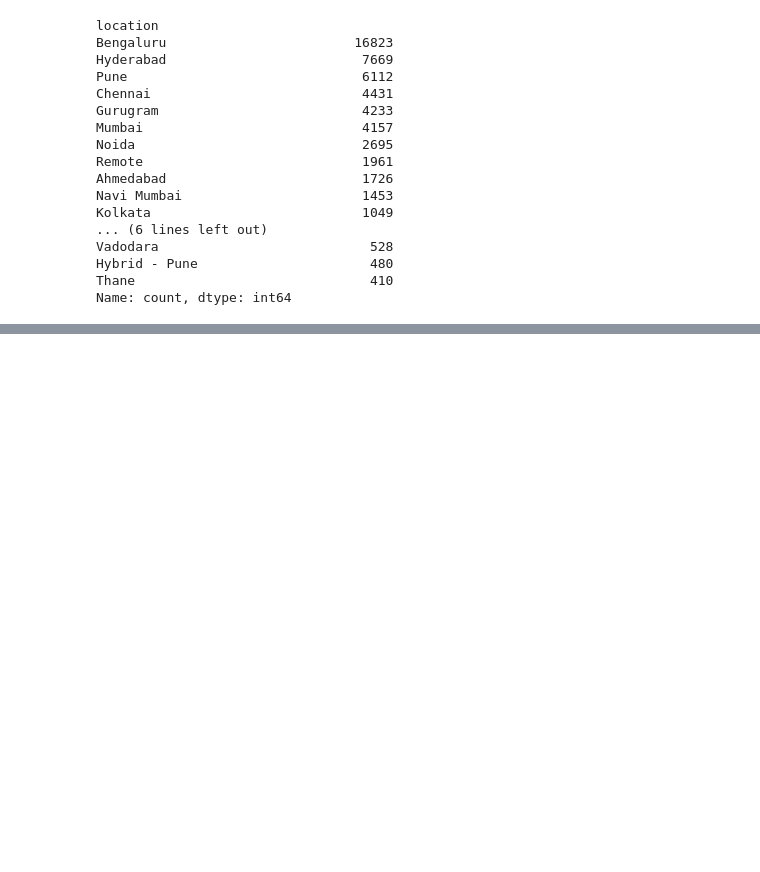
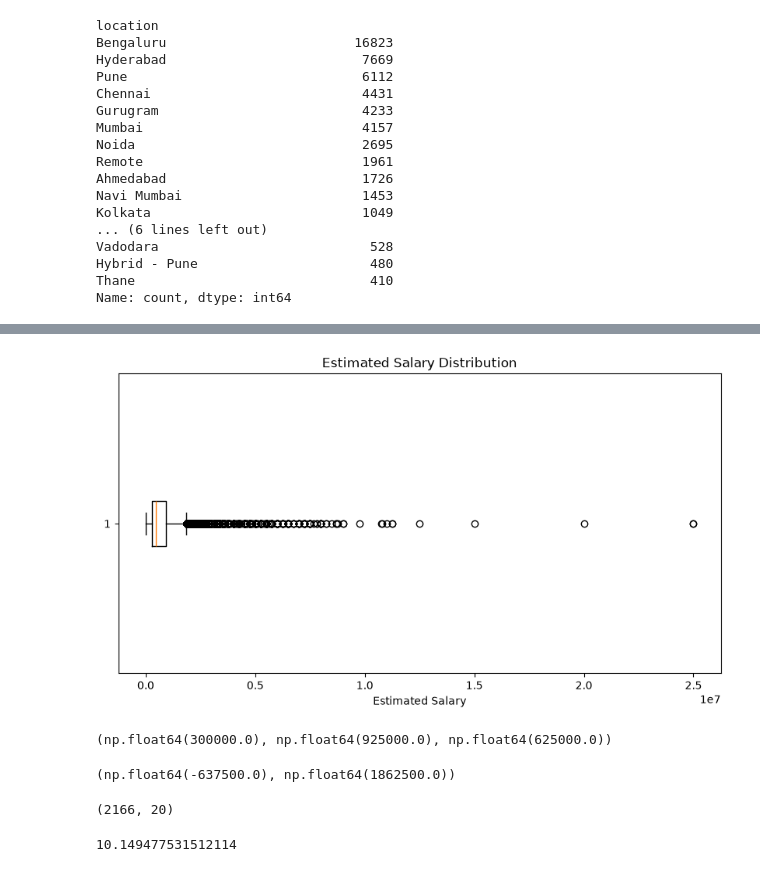
Before and after one commit to pdhall-us/india-gcc-workforce-analytics, a Jupyter notebook: notebooks/01_data_cleaning_eda.ipynb, the cells around one changed output, grey strips where cells are left out. Drawn from its saved outputs; the diff is of its cells as text; code cells hidden in the pictures; blank space fills up the shorter version.

```diff
--- a/notebooks/01_data_cleaning_eda.ipynb
+++ b/notebooks/01_data_cleaning_eda.ipynb
@@ -177,0 +237,3 @@ Name: count, dtype: int64
+# %%
+df_clean["minimumSalary"] = df_clean["minimumSalary"].replace(0, np.nan)
+df_clean["maximumSalary"] = df_clean["maximumSalary"].replace(0, np.nan)
@@ -177,0 +401,14 @@ Name: count, dtype: int64
+# %%
+plt.figure(figsize=(10, 5))
+
+plt.boxplot(
+    salary_data["estimated_salary"],
+    vert=False
+)
+
+plt.title("Estimated Salary Distribution")
+plt.xlabel("Estimated Salary")
+
+plt.show()
+# %% [output]
+[figure, added]
@@ -177,0 +417,34 @@ Name: count, dtype: int64
+# %%
+q1 = salary_data["estimated_salary"].quantile(0.25)
+q3 = salary_data["estimated_salary"].quantile(0.75)
+
+iqr = q3 - q1
+
+q1, q3, iqr
+# %% [output]
+(np.float64(300000.0), np.float64(925000.0), np.float64(625000.0))
+# %%
+lower_bound = q1 - 1.5 * iqr
+upper_bound = q3 + 1.5 * iqr
+
+lower_bound, upper_bound
+# %% [output]
+(np.float64(-637500.0), np.float64(1862500.0))
+# %%
+salary_outliers = salary_data[
+    (salary_data["estimated_salary"] < lower_bound)
+    | (salary_data["estimated_salary"] > upper_bound)
+]
+
+salary_outliers.shape
+# %% [output]
+(2166, 20)
+# %%
+outlier_percentage = (
+    len(salary_outliers)
+    / len(salary_data)
+) * 100
+
+outlier_percentage
+# %% [output]
+10.149477531512114
```
Also changed, not shown: parts of 69 cells of this notebook.
